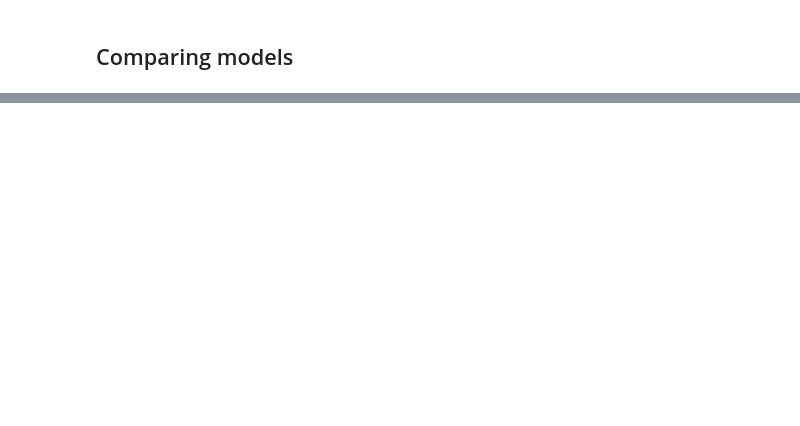
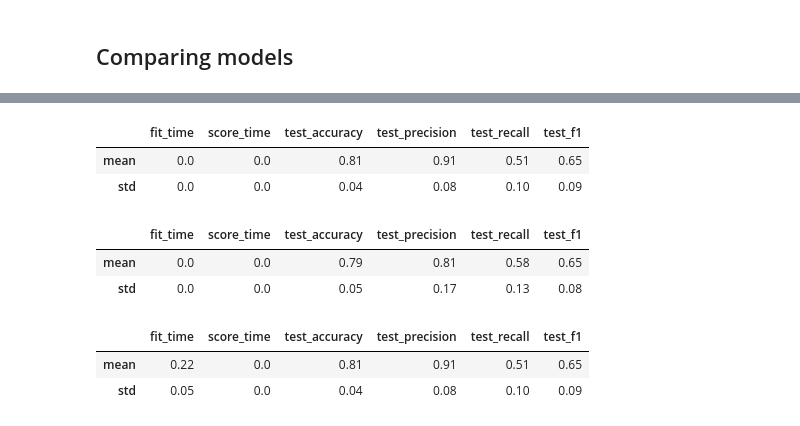
Before and after one commit to code4journalism/machine-learning, a Jupyter notebook: classification-3-titanic.ipynb, the cells around one changed output, grey strips where cells are left out. Drawn from its saved outputs; the diff is of its cells as text; code cells hidden in the pictures; blank space fills up the shorter version.

```diff
--- a/classification-3-titanic.ipynb
+++ b/classification-3-titanic.ipynb
@@ -134,21 +262,33 @@ pd.DataFrame(scores).round(2)
 # %%
 # Logistic Regression
 from sklearn.linear_model import LogisticRegression
 clf = LogisticRegression(C=1e9, solver='lbfgs', max_iter=4000)
 clf.fit(X,y)
-scores = cross_val_score(clf, X, y, cv=10)
-print(f"{scores.mean().round(2)} accuracy with a standard deviation of {scores.std().round(2)}")
+scores = cross_validate(clf, X, y, scoring=scoring, cv=10)
+pd.DataFrame(scores).describe().round(2)[1:3]
+# %% [output]
+|  | fit_time | score_time | test_accuracy | test_precision | test_recall | test_f1 |
+| mean | 0.0 | 0.0 | 0.81 | 0.91 | 0.51 | 0.65 |
+| std | 0.0 | 0.0 | 0.04 | 0.08 | 0.10 | 0.09 |
 # %%
 # Multinomial Naive Bayes
 from sklearn.naive_bayes import MultinomialNB
 clf = MultinomialNB()
 clf.fit(X,y)
-scores = cross_val_score(clf, X, y, cv=10)
-print(f"{scores.mean().round(2)} accuracy with a standard deviation of {scores.std().round(2)}")
+scores = cross_validate(clf, X, y, scoring=scoring, cv=10)
+pd.DataFrame(scores).describe().round(2)[1:3]
+# %% [output]
+|  | fit_time | score_time | test_accuracy | test_precision | test_recall | test_f1 |
+| mean | 0.0 | 0.0 | 0.79 | 0.81 | 0.58 | 0.65 |
+| std | 0.0 | 0.0 | 0.05 | 0.17 | 0.13 | 0.08 |
 # %%
 # Multi-layer perceptron (a type of Neural Network ¯\_(ツ)_/¯)
 from sklearn.neural_network import MLPClassifier
 clf = MLPClassifier()
 clf.fit(X,y)
-scores = cross_val_score(clf, X, y, cv=10)
-print(f"{scores.mean().round(2)} accuracy with a standard deviation of {scores.std().round(2)}")
+scores = cross_validate(clf, X, y, scoring=scoring, cv=10)
+pd.DataFrame(scores).describe().round(2)[1:3]
+# %% [output]
+|  | fit_time | score_time | test_accuracy | test_precision | test_recall | test_f1 |
+| mean | 0.22 | 0.0 | 0.81 | 0.91 | 0.51 | 0.65 |
+| std | 0.05 | 0.0 | 0.04 | 0.08 | 0.10 | 0.09 |
```
Also changed, not shown: parts of 24 cells of this notebook.
